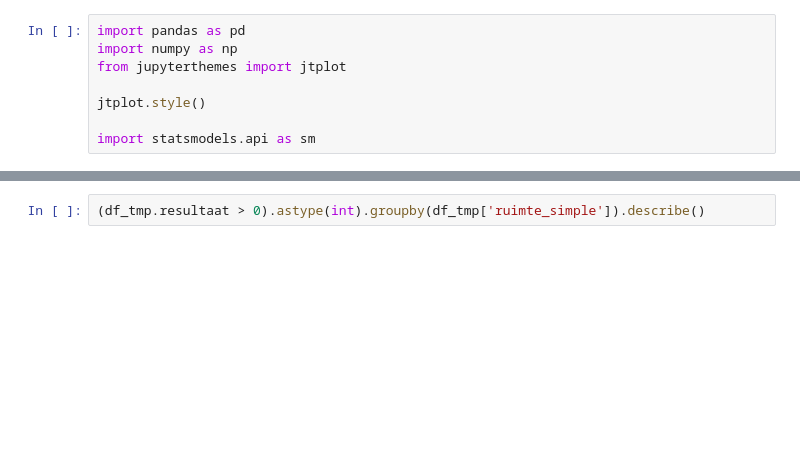
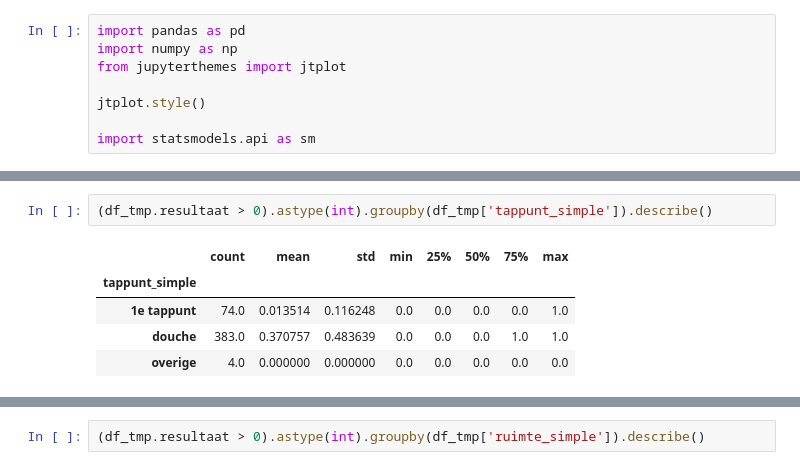
Before and after one commit to esquire900/team-water, a Jupyter notebook: heeft-het-nut/data-tapping-points.ipynb, the cells around one changed output, grey strips where cells are left out. Saved outputs shown, nothing was run; the diff lists cells and outputs as text; blank space fills up the shorter version.

```diff
--- a/heeft-het-nut/data-tapping-points.ipynb
+++ b/heeft-het-nut/data-tapping-points.ipynb
@@ -51,0 +76,8 @@ df_tmp['app_level'] = df_tmp.ruimte.apply(get_level)
+# %%
+(df_tmp.resultaat > 0).astype(int).groupby(df_tmp['tappunt_simple']).describe()
+# %% [output]
+|  | count | mean | std | min | 25% | 50% | 75% | max |
+| tappunt_simple |  |  |  |  |  |  |  |  |
+| 1e tappunt | 74.0 | 0.013514 | 0.116248 | 0.0 | 0.0 | 0.0 | 0.0 | 1.0 |
+| douche | 383.0 | 0.370757 | 0.483639 | 0.0 | 0.0 | 0.0 | 1.0 | 1.0 |
+| overige | 4.0 | 0.000000 | 0.000000 | 0.0 | 0.0 | 0.0 | 0.0 | 0.0 |
```
Also changed, not shown: parts of 6 cells of this notebook, 4 other files.
